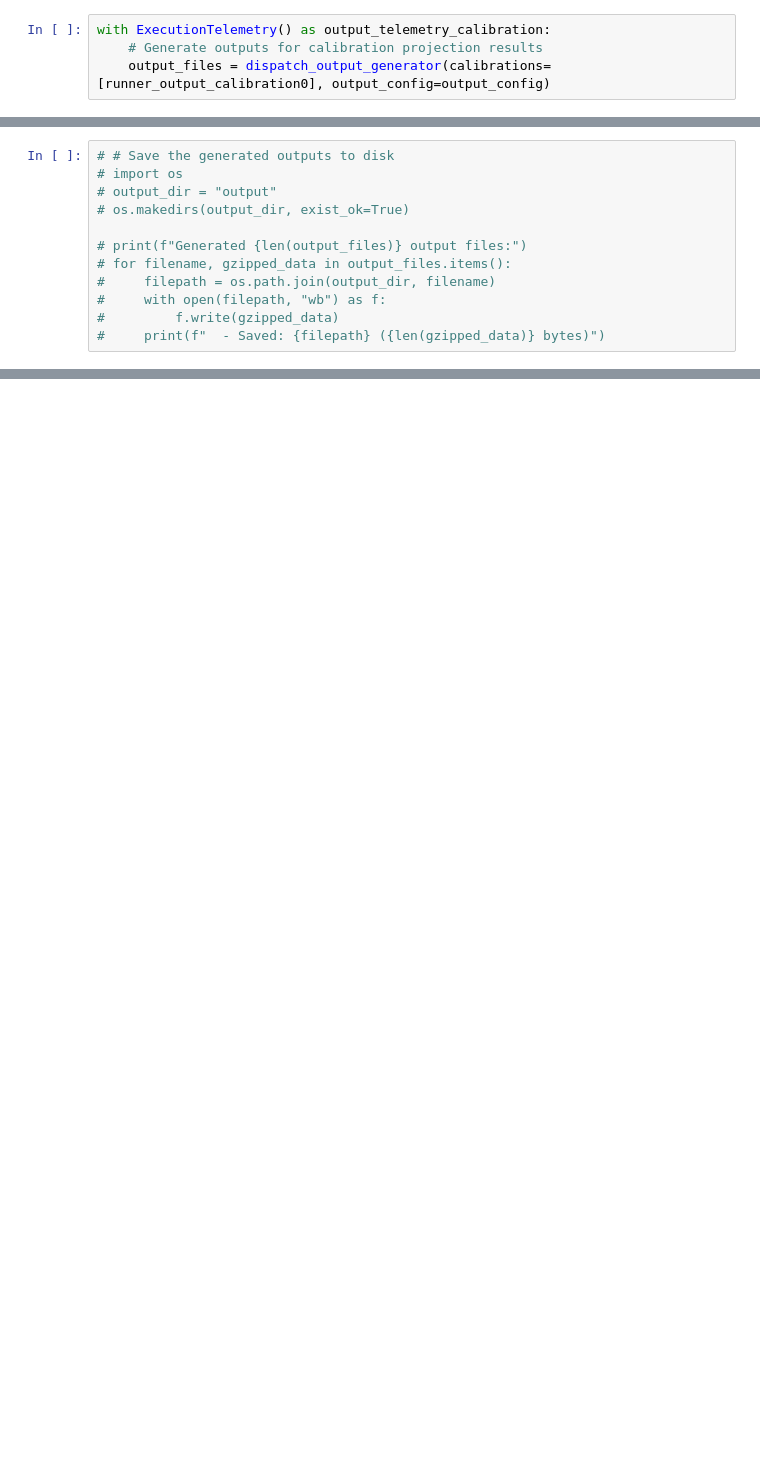
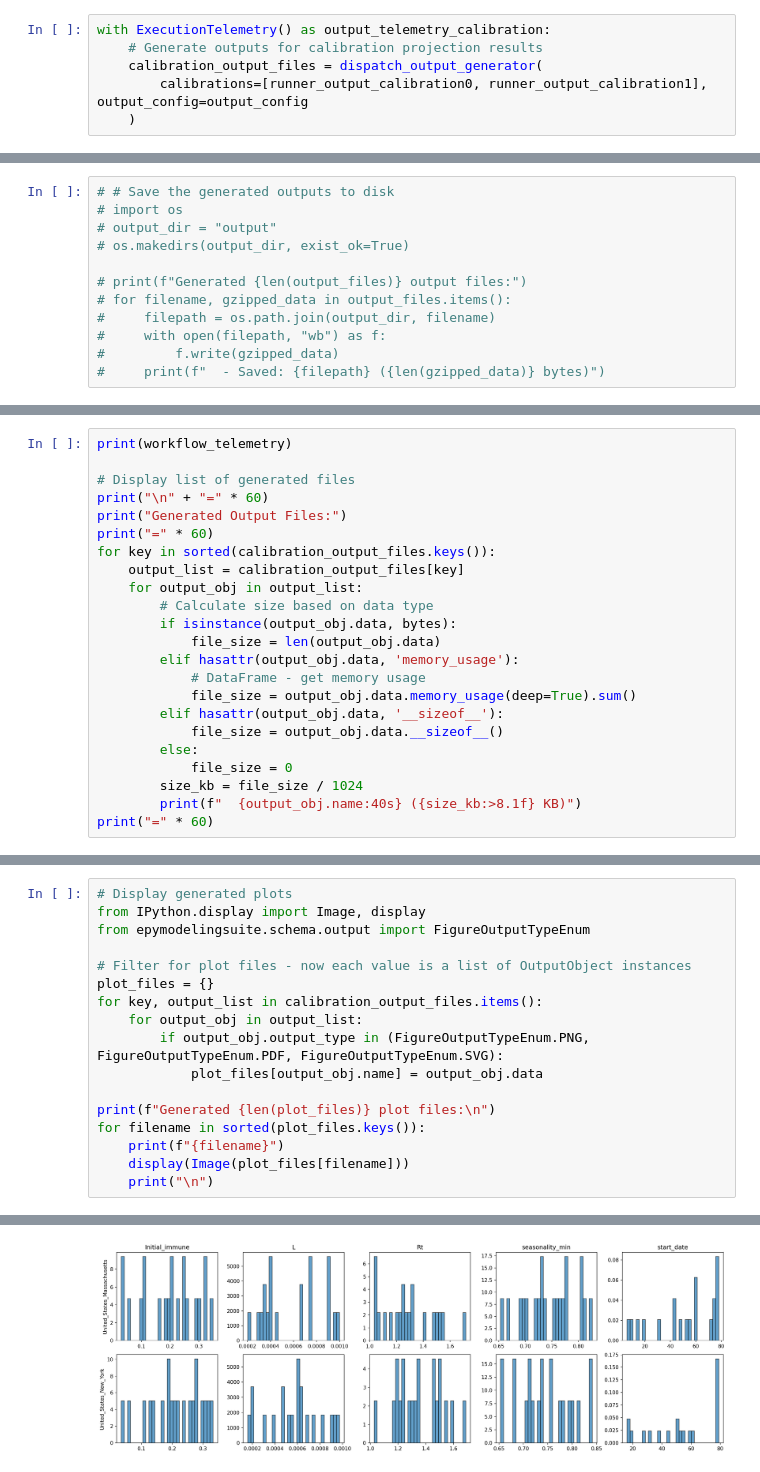
Before and after one commit to mobs-lab/epymodelingsuite, a Jupyter notebook: tutorials/Tutorial_Dispatcher.ipynb, the cells around one changed output, grey strips where cells are left out. Cells and saved outputs as stored; diff of their text form; blank space fills up the shorter version.

Commit message:
Add plots example from dispatch output generator

```diff
--- a/tutorials/Tutorial_Dispatcher.ipynb
+++ b/tutorials/Tutorial_Dispatcher.ipynb
@@ -228,7 +323,9 @@ CPU time: 34.3s (user), 0.3s (system)
 # %%
 with ExecutionTelemetry() as output_telemetry_calibration:
     # Generate outputs for calibration projection results
-    output_files = dispatch_output_generator(calibrations=[runner_output_calibration0], output_config=output_config)
+    calibration_output_files = dispatch_output_generator(
+        calibrations=[runner_output_calibration0, runner_output_calibration1], output_config=output_config
+    )
 # %%
 print(output_telemetry_calibration)
 # %% [output]
@@ -295,0 +367,23 @@ projection_quantiles = runner_output_calibration0.results.get_projection_quantil
+# %%
+print(workflow_telemetry)
+
+# Display list of generated files
+print("\n" + "=" * 60)
+print("Generated Output Files:")
+print("=" * 60)
+for key in sorted(calibration_output_files.keys()):
+    output_list = calibration_output_files[key]
+    for output_obj in output_list:
+        # Calculate size based on data type
+        if isinstance(output_obj.data, bytes):
+            file_size = len(output_obj.data)
+        elif hasattr(output_obj.data, 'memory_usage'):
+            # DataFrame - get memory usage
+            file_size = output_obj.data.memory_usage(deep=True).sum()
+        elif hasattr(output_obj.data, '__sizeof__'):
+            file_size = output_obj.data.__sizeof__()
+        else:
+            file_size = 0
+        size_kb = file_size / 1024
+        print(f"  {output_obj.name:40s} ({size_kb:>8.1f} KB)")
+print("=" * 60)
@@ -295,0 +414,18 @@ projection_quantiles = runner_output_calibration0.results.get_projection_quantil
+# %%
+# Display generated plots
+from IPython.display import Image, display
+from epymodelingsuite.schema.output import FigureOutputTypeEnum
+
+# Filter for plot files - now each value is a list of OutputObject instances
+plot_files = {}
+for key, output_list in calibration_output_files.items():
+    for output_obj in output_list:
+        if output_obj.output_type in (FigureOutputTypeEnum.PNG, FigureOutputTypeEnum.PDF, FigureOutputTypeEnum.SVG):
+            plot_files[output_obj.name] = output_obj.data
+
+print(f"Generated {len(plot_files)} plot files:\n")
+for filename in sorted(plot_files.keys()):
+    print(f"{filename}")
+    display(Image(plot_files[filename]))
+    print("\n")
+# %% [output]
@@ -295,0 +435 @@ projection_quantiles = runner_output_calibration0.results.get_projection_quantil
+[figure, added]
```
Also changed, not shown: parts of 29 cells of this notebook.
